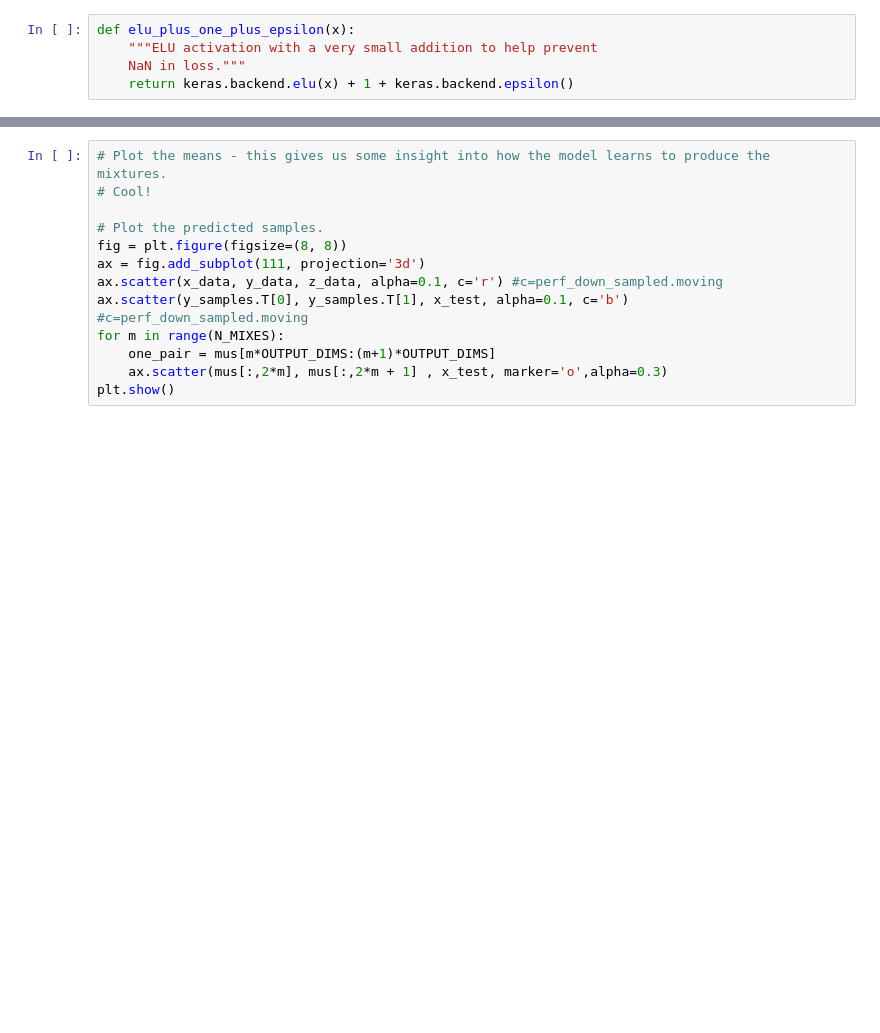
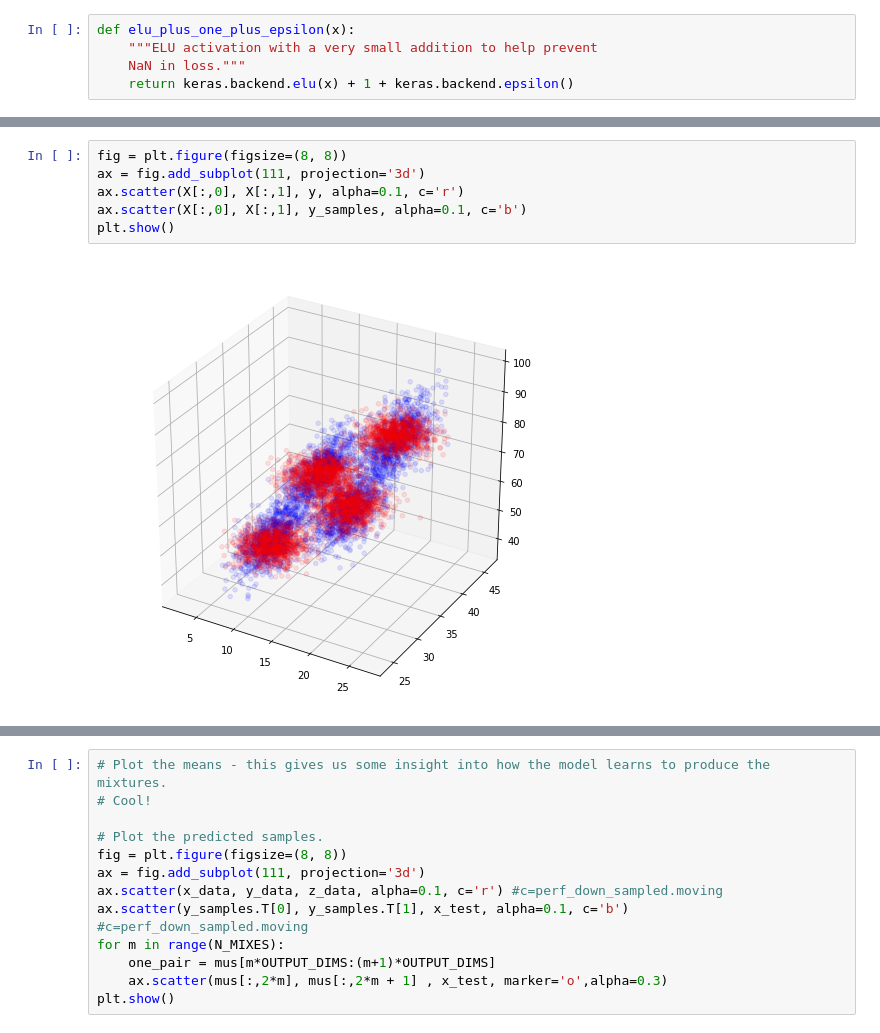
Before and after one commit to jetnew/Simkit, a Jupyter notebook: keras mdn.ipynb, the cells around one changed output, grey strips where cells are left out. Saved outputs shown, nothing was run; the diff lists cells and outputs as text; blank space fills up the shorter version.

```diff
--- a/keras mdn.ipynb
+++ b/keras mdn.ipynb
@@ -334,3 +367,11 @@ Testing: 300 samples.
+# %%
+fig = plt.figure(figsize=(8, 8))
+ax = fig.add_subplot(111, projection='3d')
+ax.scatter(X[:,0], X[:,1], y, alpha=0.1, c='r')
+ax.scatter(X[:,0], X[:,1], y_samples, alpha=0.1, c='b')
+plt.show()
+# %% [output]
+[figure, added]
 # %%
 # Plot the predicted samples.
 fig = plt.figure(figsize=(8, 8))
```
Also changed, not shown: parts of 8 cells of this notebook.
